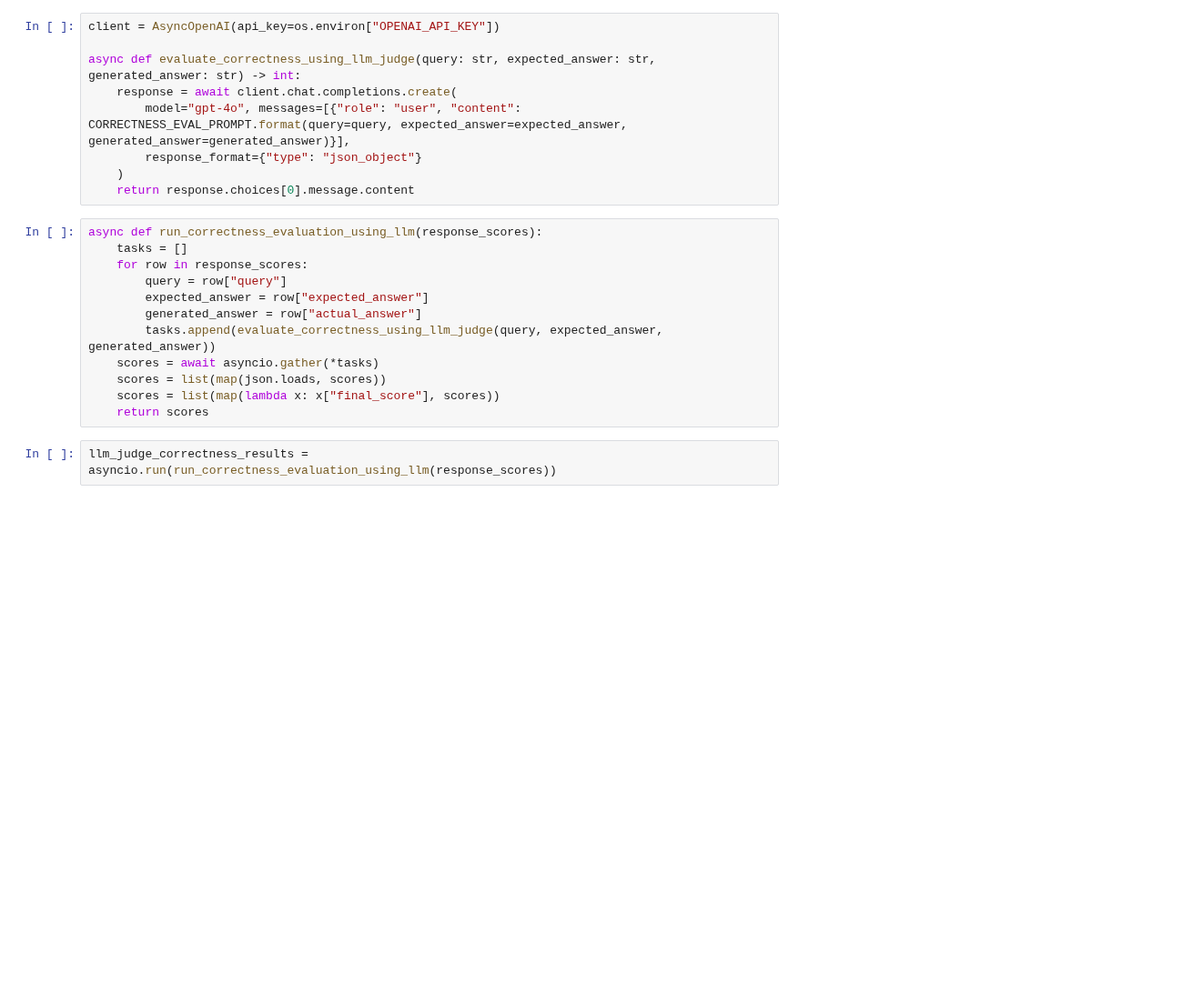
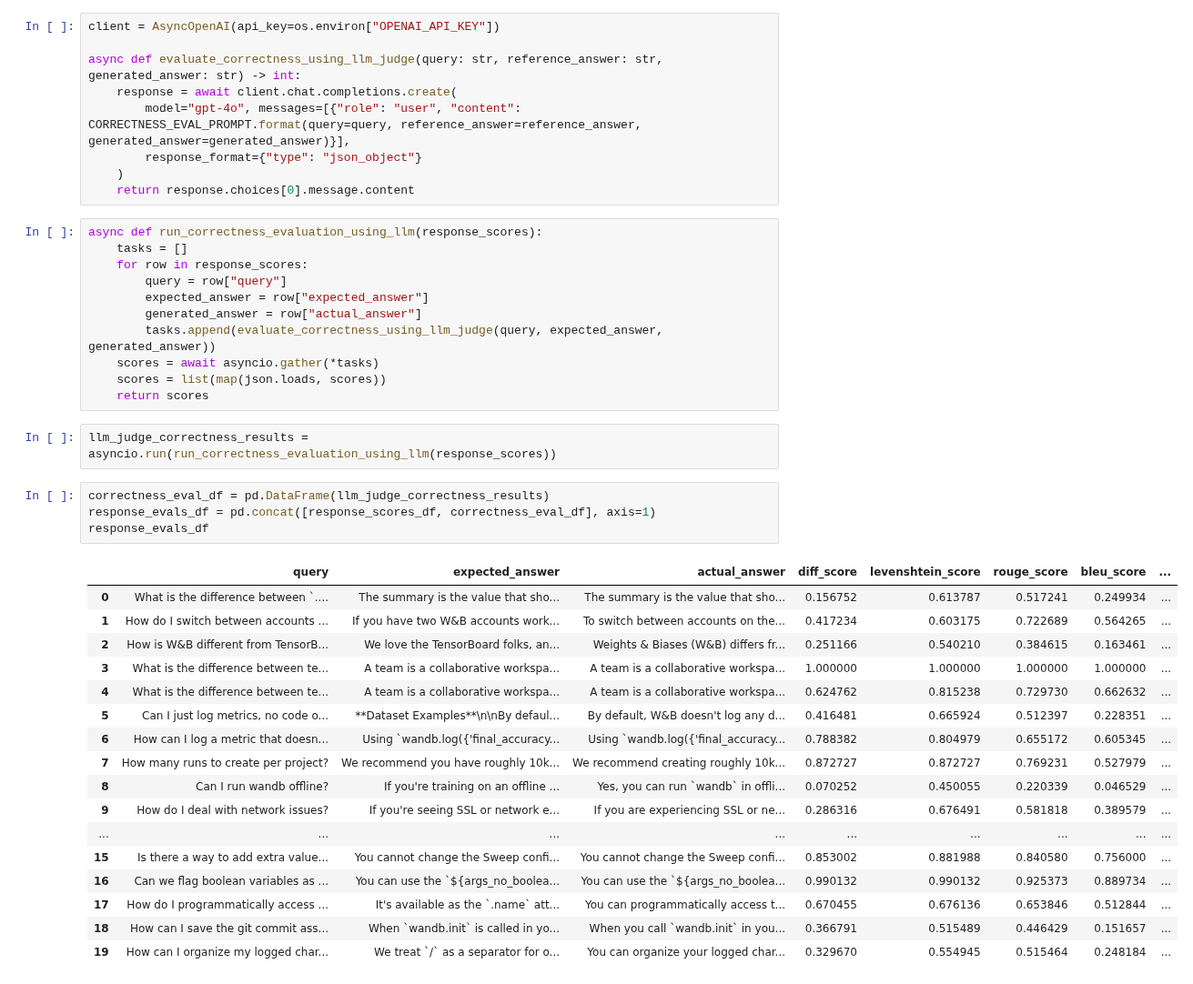
Before and after one commit to wandb/edu, a Jupyter notebook: rag-advanced/notebooks/Chapter02.ipynb, the cells around one changed output. Shown at 91% size. Cells and saved outputs as stored; diff of their text form; blank space fills up the shorter version.

```diff
--- a/rag-advanced/notebooks/Chapter02.ipynb
+++ b/rag-advanced/notebooks/Chapter02.ipynb
@@ -616,9 +691,9 @@ Do not provide any code in result. Provide each score in the following JSON form
 # %%
 client = AsyncOpenAI(api_key=os.environ["OPENAI_API_KEY"])
 
-async def evaluate_correctness_using_llm_judge(query: str, expected_answer: str, generated_answer: str) -> int:
+async def evaluate_correctness_using_llm_judge(query: str, reference_answer: str, generated_answer: str) -> int:
     response = await client.chat.completions.create(
-        model="gpt-4o", messages=[{"role": "user", "content": CORRECTNESS_EVAL_PROMPT.format(query=query, expected_answer=expected_answer, generated_answer=generated_answer)}],
+        model="gpt-4o", messages=[{"role": "user", "content": CORRECTNESS_EVAL_PROMPT.format(query=query, reference_answer=reference_answer, generated_answer=generated_answer)}],
         response_format={"type": "json_object"}
     )
     return response.choices[0].message.content
@@ -632,10 +707,31 @@ async def run_correctness_evaluation_using_llm(response_scores):
         tasks.append(evaluate_correctness_using_llm_judge(query, expected_answer, generated_answer))
     scores = await asyncio.gather(*tasks)
     scores = list(map(json.loads, scores))
-    scores = list(map(lambda x: x["final_score"], scores))
     return scores
 # %%
 llm_judge_correctness_results = asyncio.run(run_correctness_evaluation_using_llm(response_scores))
+# %%
+correctness_eval_df = pd.DataFrame(llm_judge_correctness_results)
+response_evals_df = pd.concat([response_scores_df, correctness_eval_df], axis=1)
+response_evals_df
+# %% [output]
+|  | query | expected_answer | actual_answer | diff_score | levenshtein_score | rouge_score | bleu_score | ... |
+| 0 | What is the difference between `.... | The summary is the value that sho... | The summary is the value that sho... | 0.156752 | 0.613787 | 0.517241 | 0.249934 | ... |
+| 1 | How do I switch between accounts ... | If you have two W&B accounts work... | To switch between accounts on the... | 0.417234 | 0.603175 | 0.722689 | 0.564265 | ... |
+| 2 | How is W&B different from TensorB... | We love the TensorBoard folks, an... | Weights & Biases (W&B) differs fr... | 0.251166 | 0.540210 | 0.384615 | 0.163461 | ... |
+| 3 | What is the difference between te... | A team is a collaborative workspa... | A team is a collaborative workspa... | 1.000000 | 1.000000 | 1.000000 | 1.000000 | ... |
+| 4 | What is the difference between te... | A team is a collaborative workspa... | A team is a collaborative workspa... | 0.624762 | 0.815238 | 0.729730 | 0.662632 | ... |
+| 5 | Can I just log metrics, no code o... | **Dataset Examples**\n\nBy defaul... | By default, W&B doesn't log any d... | 0.416481 | 0.665924 | 0.512397 | 0.228351 | ... |
+| 6 | How can I log a metric that doesn... | Using `wandb.log({'final_accuracy... | Using `wandb.log({'final_accuracy... | 0.788382 | 0.804979 | 0.655172 | 0.605345 | ... |
+| 7 | How many runs to create per project? | We recommend you have roughly 10k... | We recommend creating roughly 10k... | 0.872727 | 0.872727 | 0.769231 | 0.527979 | ... |
+| 8 | Can I run wandb offline? | If you're training on an offline ... | Yes, you can run `wandb` in offli... | 0.070252 | 0.450055 | 0.220339 | 0.046529 | ... |
+| 9 | How do I deal with network issues? | If you're seeing SSL or network e... | If you are experiencing SSL or ne... | 0.286316 | 0.676491 | 0.581818 | 0.389579 | ... |
+| ... | ... | ... | ... | ... | ... | ... | ... | ... |
+| 15 | Is there a way to add extra value... | You cannot change the Sweep confi... | You cannot change the Sweep confi... | 0.853002 | 0.881988 | 0.840580 | 0.756000 | ... |
+| 16 | Can we flag boolean variables as ... | You can use the `${args_no_boolea... | You can use the `${args_no_boolea... | 0.990132 | 0.990132 | 0.925373 | 0.889734 | ... |
+| 17 | How do I programmatically access ... | It's available as the `.name` att... | You can programmatically access t... | 0.670455 | 0.676136 | 0.653846 | 0.512844 | ... |
+| 18 | How can I save the git commit ass... | When `wandb.init` is called in yo... | When you call `wandb.init` in you... | 0.366791 | 0.515489 | 0.446429 | 0.151657 | ... |
+| 19 | How can I organize my logged char... | We treat `/` as a separator for o... | You can organize your logged char... | 0.329670 | 0.554945 | 0.515464 | 0.248184 | ... |
 # %%
 response_scores_df["correctness_score"] = llm_judge_correctness_results
 display(response_scores_df)
```
Also changed, not shown: parts of 20 cells of this notebook.
